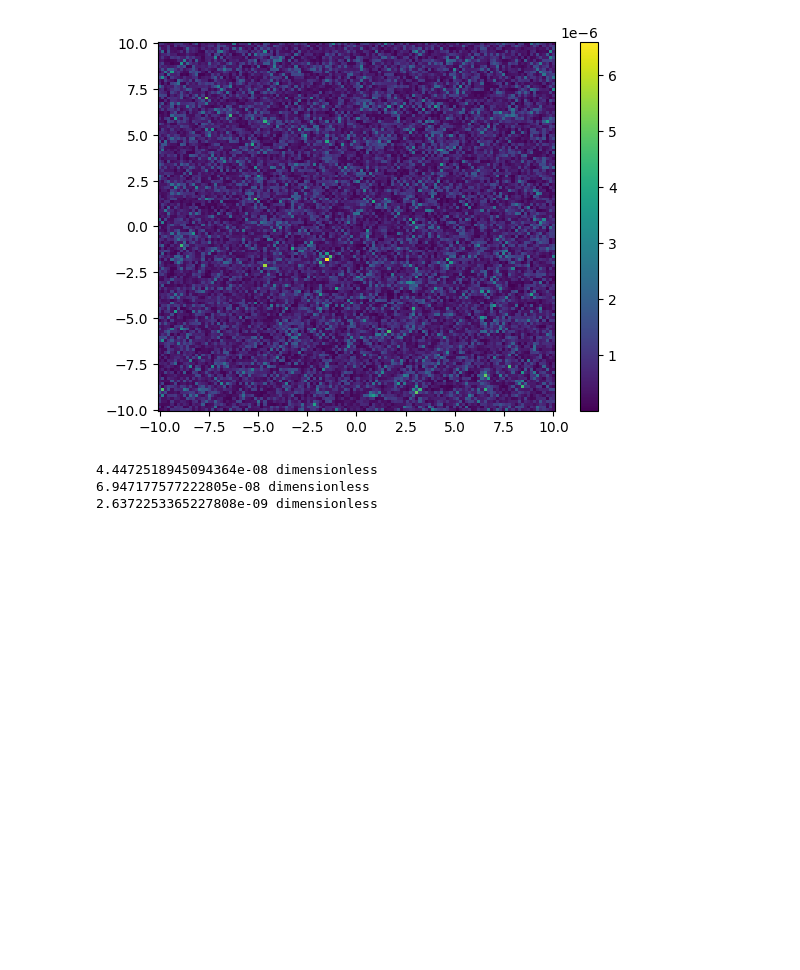
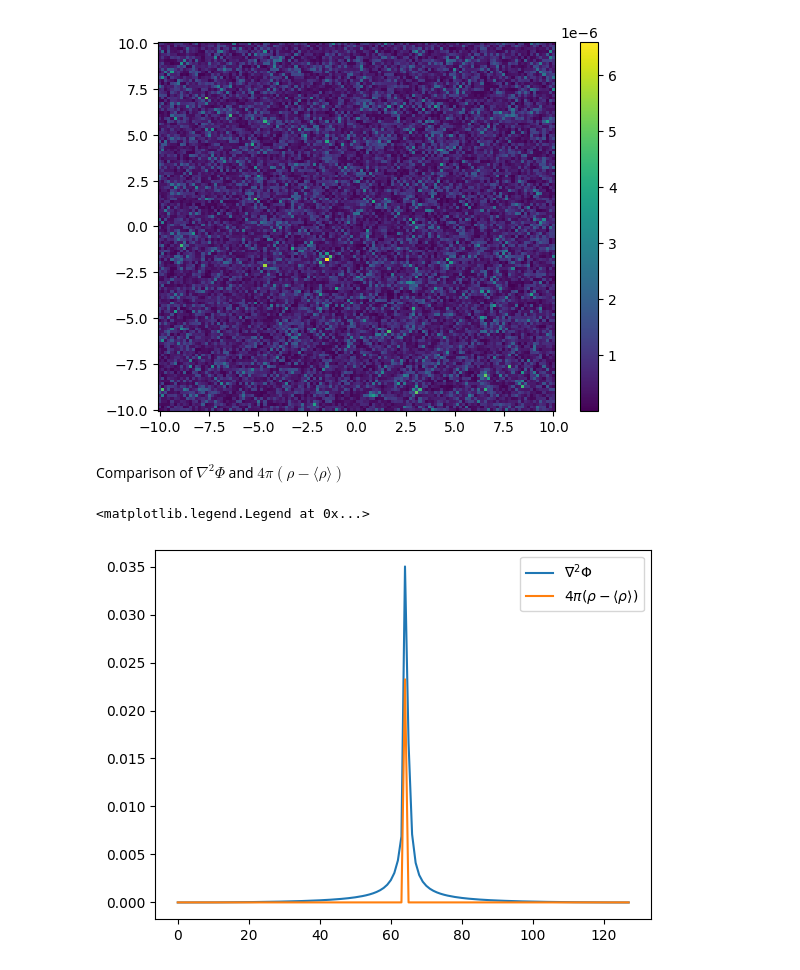
Before and after one commit to lsou343/Scalarverse, a Jupyter notebook: Exec/Inflation/Newtonian/Analysis/Visualization.ipynb, the cells around one changed output. Cells and saved outputs as stored; diff of their text form; code cells hidden in the pictures; blank space fills up the shorter version.

```diff
--- a/Exec/Inflation/Newtonian/Analysis/Visualization.ipynb
+++ b/Exec/Inflation/Newtonian/Analysis/Visualization.ipynb
@@ -149,24 +153,15 @@ data = data0["boxlib","KGfpr"]
   [0.99979684 1.00020983 0.99996919 ... 0.99994677 1.00029592 1.00002112]
   [0.999836   0.99996206 1.00006898 ... 1.00002957 1.00020295 0.99996116]]] dimensionless
 # %%
+N=128
 def incr(n):
-    if n == 127:
+    if n == N-1:
         return 0
     else:
         return n + 1
 
 def decr(n):
     if n == 0:
-        return 127
+        return N-1
     else:
         return n - 1
-
-grad_phi = np.zeros((128,128,128))
-for i in range(128):
-    for j in range(128):
-        for k in range(128):
-            grad_phi[i,j,k] = ((data[incr(i),j,k] - data[decr(i),j,k]) ** 2 +
-                               (data[i,incr(j),k] - data[i,decr(j),k]) ** 2 +
-                               (data[i,j,incr(k)] - data[i,j,decr(k)]) ** 2
-                               )
-grad_phi /= 8 * (20 / 128) ** 2
@@ -178,12 +183,57 @@ plt.colorbar()
 # %% [output]
 <matplotlib.colorbar.Colorbar at 0x...>
 [figure]
+# %% [markdown]
+Comparison of $\nabla^2 \Phi$ and $4\pi(\rho-\langle \rho \rangle)$
+# %%
+N=128
+rhs = ds.covering_grid(level=0, left_edge=[0,0,0],dims=[N,N,N])["boxlib","KGfpr"]
+#rhs -= np.mean(rhs)
+#rhs *= 4 * np.pi
 # %%
-i,j,k = 64,64,0
-print((data[incr(i),j,k] - data[decr(i),j,k]) ** 2)
-print((data[i,incr(j),k] - data[i,decr(j),k]) ** 2)
-print((data[i,j,incr(k)] - data[i,j,decr(k)]) ** 2)
+data = ds.covering_grid(level=0, left_edge=[0,0,0],dims=[N,N,N])["boxlib","PhiGrav"]
+lhs = np.zeros((N,N,N))
+# for i in range(128):
+#     for j in range(128):
+#         for k in range(128):
+#             lhs[i,j,k] = ((data[incr(i),j,k] - data[decr(i),j,k]) +
+#                           (data[i,incr(j),k] - data[i,decr(j),k]) +
+#                           (data[i,j,incr(k)] - data[i,j,decr(k)]) -
+#                           6 * data[i,j,k]
+#                          )
+j,k=N//2,N//2
+for i in range(N):
+    lhs[i,N//2,N//2] = ((data[incr(i),j,k] - data[decr(i),j,k]) +
+                  (data[i,incr(j),k] - data[i,decr(j),k]) +
+                  (data[i,j,incr(k)] - data[i,j,decr(k)]) -
+                  6 * data[i,j,k]
+                 )
+    lhs[N//2,i,N//2] = ((data[incr(i),j,k] - data[decr(i),j,k]) +
+                  (data[i,incr(j),k] - data[i,decr(j),k]) +
+                  (data[i,j,incr(k)] - data[i,j,decr(k)]) -
+                  6 * data[i,j,k]
+                 )
+    lhs[N//2,N//2,i] = ((data[incr(i),j,k] - data[decr(i),j,k]) +
+                  (data[i,incr(j),k] - data[i,decr(j),k]) +
+                  (data[i,j,incr(k)] - data[i,j,decr(k)]) -
+                  6 * data[i,j,k]
+                 )
+lhs /= (20 / N) ** 2
-# %% [output]
-4.4472518945094364e-08 dimensionless
-6.947177577222805e-08 dimensionless
-2.6372253365227808e-09 dimensionless
+# %%
+sigma = 0.025
+r = np.arange(-10, 10, 20/N)
+r[N//2] = 1e-16   # Avoid division by zero
+r2 = np.linspace(-10, 10, 1000)
+ampl = 0.0232524067
+# %%
+i,j,k = (N//2,N//2,N//2)
+
+plt.plot(lhs[:,j,k], label=r"$\nabla^2 \Phi$")
+plt.plot(rhs[:,j,k] - np.mean(rhs), label=r"$4\pi (\rho - \langle \rho \rangle)$")
+#plt.plot(-ampl * np.sqrt(np.pi/2) * sigma ** 3 / r * sp.special.erf(r / sigma / np.sqrt(2)))
+#plt.plot(ampl*np.exp(-0.5 * r**2 / sigma ** 2), label = "Analytical")
+plt.plot()
+plt.legend()
+# %% [output]
+<matplotlib.legend.Legend at 0x...>
+[figure, added]
```
Also changed, not shown: parts of 13 cells of this notebook, 7 other files.
